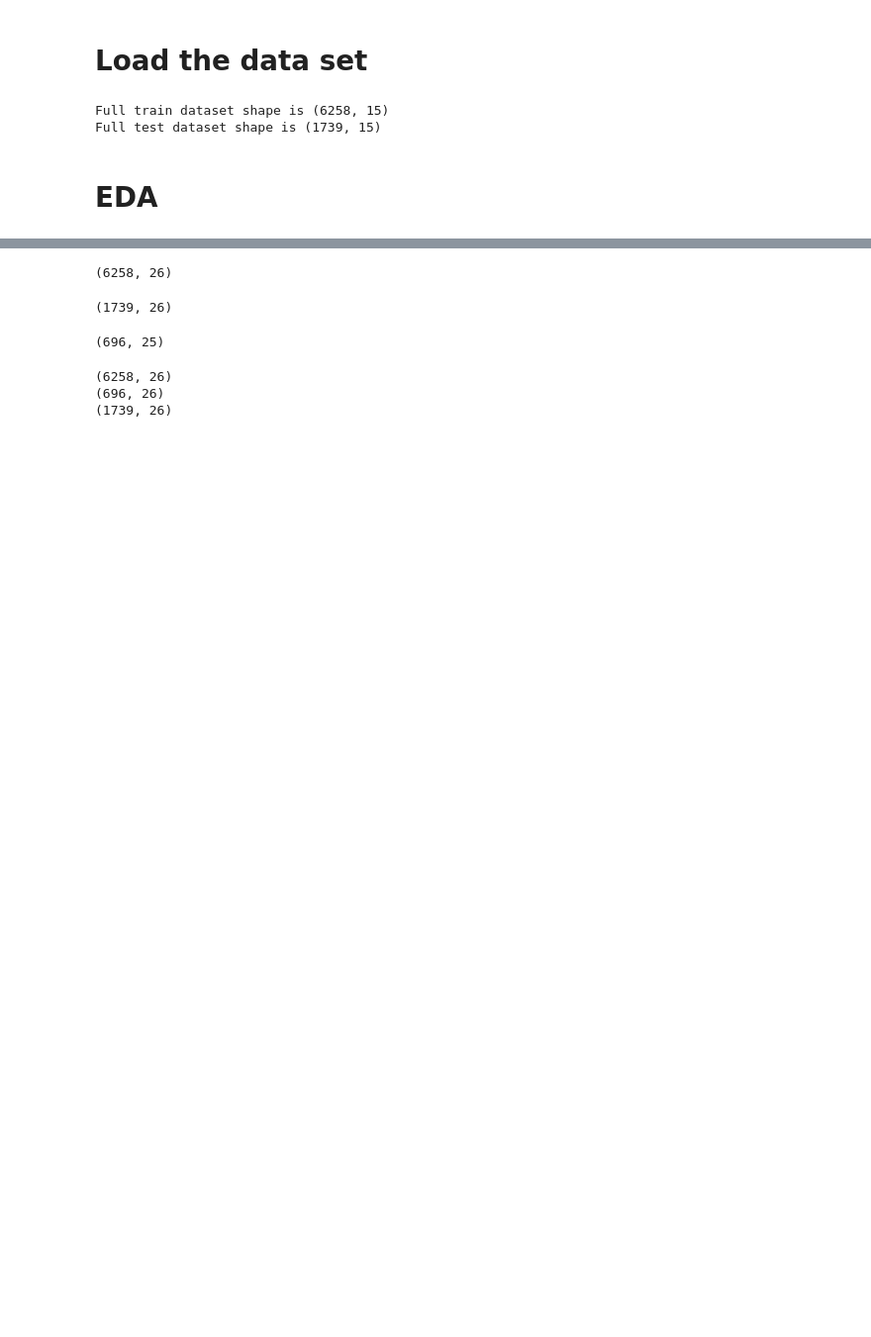
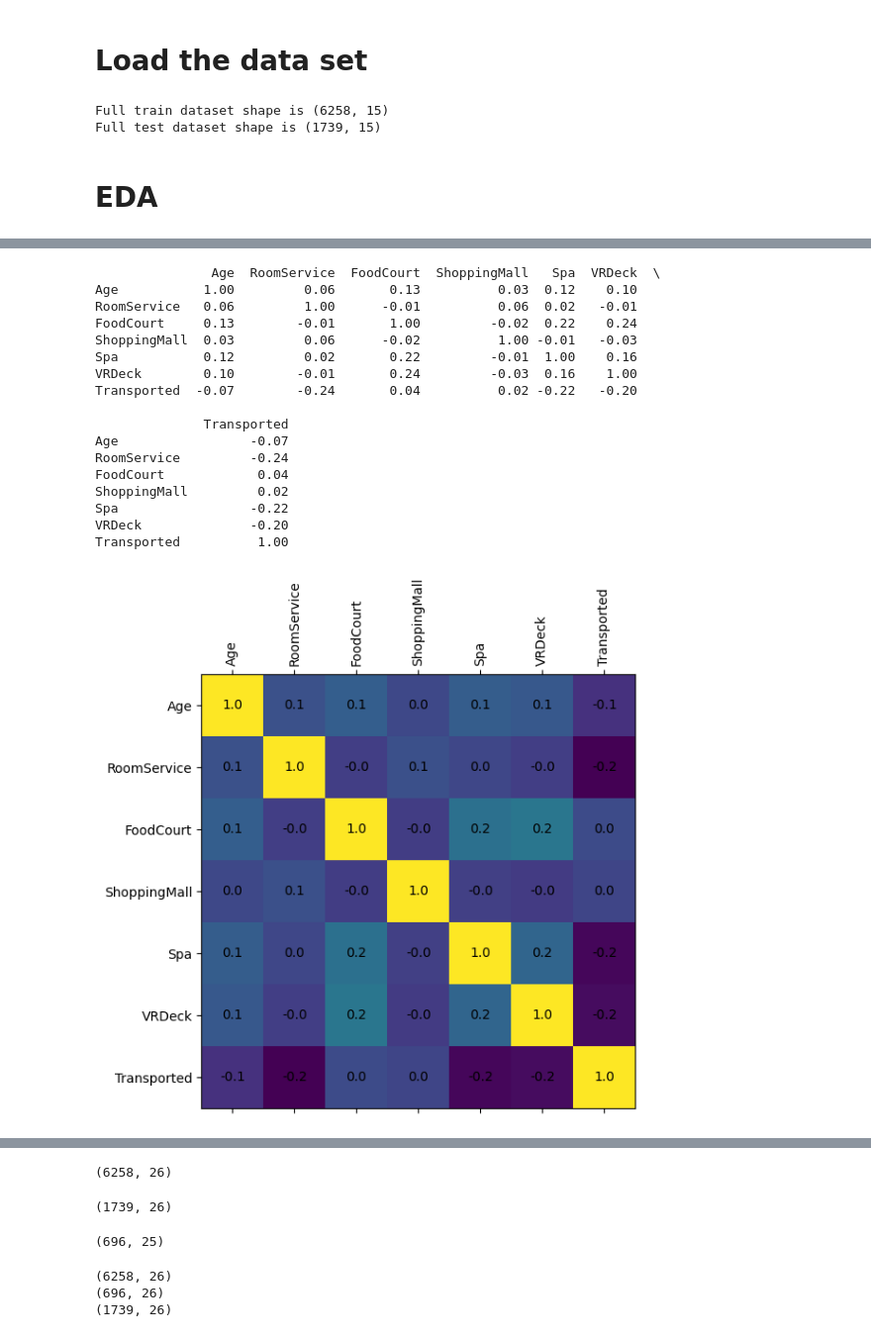
Before and after one commit to sanjeet-jain/cs-559, a Jupyter notebook: FinalProject/FinalProject/finalProject-ClassCompetition.ipynb, the cells around one changed output, grey strips where cells are left out. Shown at 99% size. Cells and saved outputs as stored; diff of their text form; code cells hidden in the pictures; blank space fills up the shorter version.

```diff
--- a/FinalProject/FinalProject/finalProject-ClassCompetition.ipynb
+++ b/FinalProject/FinalProject/finalProject-ClassCompetition.ipynb
@@ -70,3 +70,36 @@ test_df.head(5)
 train_df.drop(['Unnamed: 0'], axis=1,inplace=True)
 val_df.drop(['Unnamed: 0'], axis=1,inplace=True)
 test_df.drop(['Unnamed: 0'], axis=1,inplace=True)
+# %%
+# correlation matrix
+corr_matrix = train_df.corr()
+print(corr_matrix)
+
+# plot the correlation matrix
+fig, ax = plt.subplots(figsize=(8, 6))
+ax.matshow(corr_matrix)
+for (i, j), z in np.ndenumerate(corr_matrix):
+    ax.text(j, i, '{:0.1f}'.format(z), ha='center', va='center')
+
+plt.xticks(range(len(corr_matrix.columns)), corr_matrix.columns, rotation=90)
+plt.yticks(range(len(corr_matrix.columns)), corr_matrix.columns)
+plt.show()
+# %% [output]
+               Age  RoomService  FoodCourt  ShoppingMall   Spa  VRDeck  \
+Age           1.00         0.06       0.13          0.03  0.12    0.10
+RoomService   0.06         1.00      -0.01          0.06  0.02   -0.01
+FoodCourt     0.13        -0.01       1.00         -0.02  0.22    0.24
+ShoppingMall  0.03         0.06      -0.02          1.00 -0.01   -0.03
+Spa           0.12         0.02       0.22         -0.01  1.00    0.16
+VRDeck        0.10        -0.01       0.24         -0.03  0.16    1.00
+Transported  -0.07        -0.24       0.04          0.02 -0.22   -0.20
+
+              Transported
+Age                 -0.07
+RoomService         -0.24
+FoodCourt            0.04
+ShoppingMall         0.02
+Spa                 -0.22
+VRDeck              -0.20
+Transported          1.00
+[figure, added]
```
Also changed, not shown: parts of 35 cells of this notebook, 14 other files.
